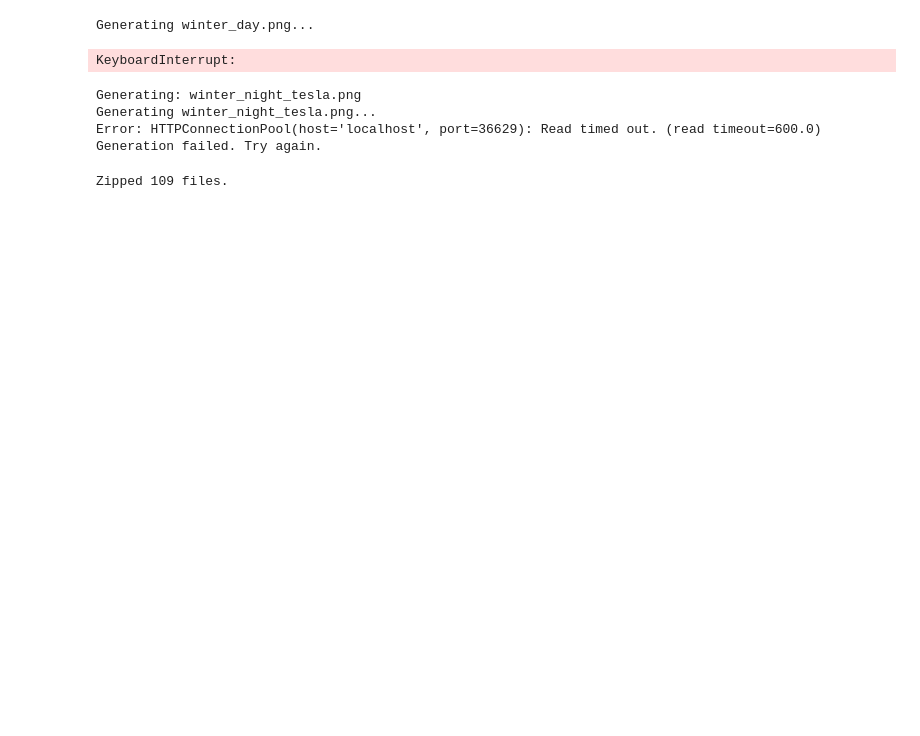
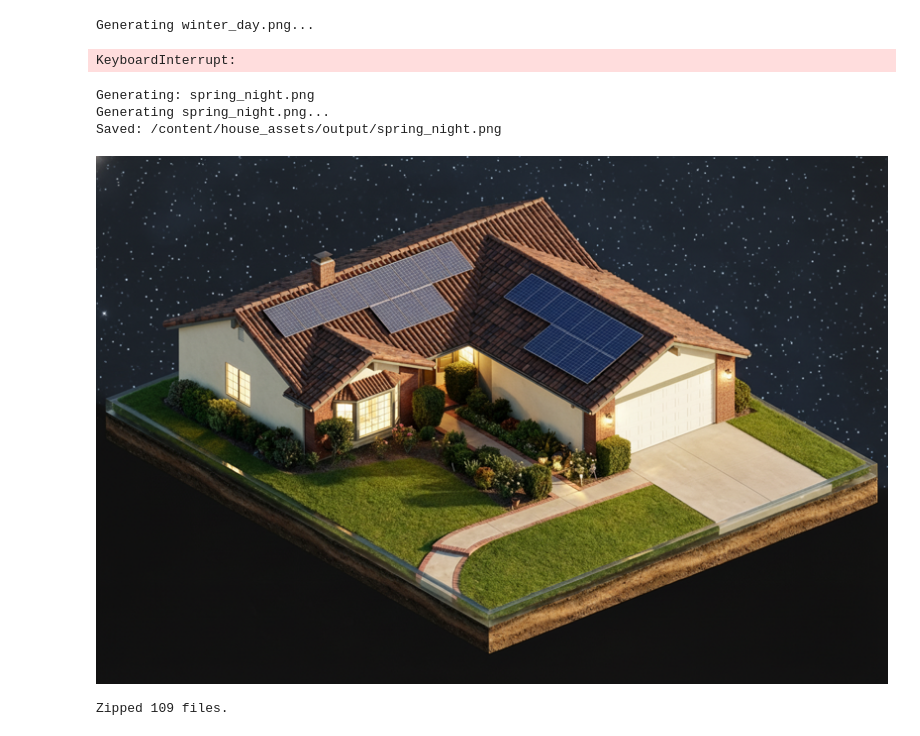
Before and after one commit to yinsenf/fork_u-house_card, a Jupyter notebook: colab_generator/generate_house_assets.ipynb, the cells around one changed output. Cells and saved outputs as stored; diff of their text form; code cells hidden in the pictures; blank space fills up the shorter version.

```diff
--- a/colab_generator/generate_house_assets.ipynb
+++ b/colab_generator/generate_house_assets.ipynb
@@ -160,8 +160,12 @@ def get_prompt_for_variant(season, time_of_day, weather="sunny", tesla_present=T
         print(f"⚠️  Skipping invalid combo: {season}/{weather}")
         return None
 
-    night_rule = "Apply night colors to plot. Lights on inside house. Illuminate driveway/path." if time_of_day == "night" else ""
+    night_rule = "Apply night colors to plot. Lights on inside house. Illuminate driveway/path. No volumetric god rays, no light beams from sky." if time_of_day == "night" else ""
     weather_desc = WEATHER_RULES.get(weather, "")
+
+    # Override sunny description at night — no sun rays
+    if weather == "sunny" and time_of_day == "night":
+        weather_desc = "Clear cloudless night sky with moonlight and stars. Soft silver-blue moonlight illuminates the plot. No sun, no golden rays."
     ground_desc = SEASON_GROUND.get(season, "Summer atmosphere")
 
     if tesla_present:
@@ -399,10 +403,10 @@ KeyboardInterrupt:
 #@title 5b. Generate Single Image
 #@markdown Select options and generate one image at a time.
 
-SEASON = "winter" #@param ["winter", "spring", "summer", "autumn"]
+SEASON = "spring" #@param ["winter", "spring", "summer", "autumn"]
 TIME_OF_DAY = "night" #@param ["day", "night"]
 WEATHER = "sunny" #@param ["sunny", "partly_cloudy", "overcast", "rainy", "lightning", "fog"]
-TESLA = True #@param {type:"boolean"}
+TESLA = False #@param {type:"boolean"}
 EXTRAS = "" #@param {type:"string"}
 
 master_path = MASTER_DIR / "_master_reference.png"
@@ -411,37 +415,37 @@ if not master_path.exists():
 else:
     # Validate combo
     if WEATHER not in VALID_COMBOS.get(SEASON, []):
         print(f"Invalid combo: {SEASON} + {WEATHER}")
         print(f"Valid weather for {SEASON}: {VALID_COMBOS[SEASON]}")
     else:
         filename = _build_filename(SEASON, TIME_OF_DAY, WEATHER, TESLA)
         out_path = OUT_DIR / filename
 
         prompt = get_prompt_for_variant(
             season=SEASON,
             time_of_day=TIME_OF_DAY,
             weather=WEATHER,
             tesla_present=TESLA,
             extras=EXTRAS,
         )
 
         print(f"Generating: {filename}")
         success = generate_image(prompt, [master_path], out_path)
 
         if success:
             print(f"Saved: {out_path}")
             from IPython.display import display
             from PIL import Image
             img = Image.open(out_path)
             img.thumbnail((800, 600))
             display(img)
         else:
             print("Generation failed. Try again.")
 # %% [output]
-Generating: winter_night_tesla.png
-Generating winter_night_tesla.png...
-Error: HTTPConnectionPool(host='localhost', port=36629): Read timed out. (read timeout=600.0)
-Generation failed. Try again.
+Generating: spring_night.png
+Generating spring_night.png...
+Saved: /content/house_assets/output/spring_night.png
+[figure, added]
 # %%
 #@title 6. Download Results
 #@markdown Zips all generated images and triggers download.
```
Also changed, not shown: parts of 3 cells of this notebook.
